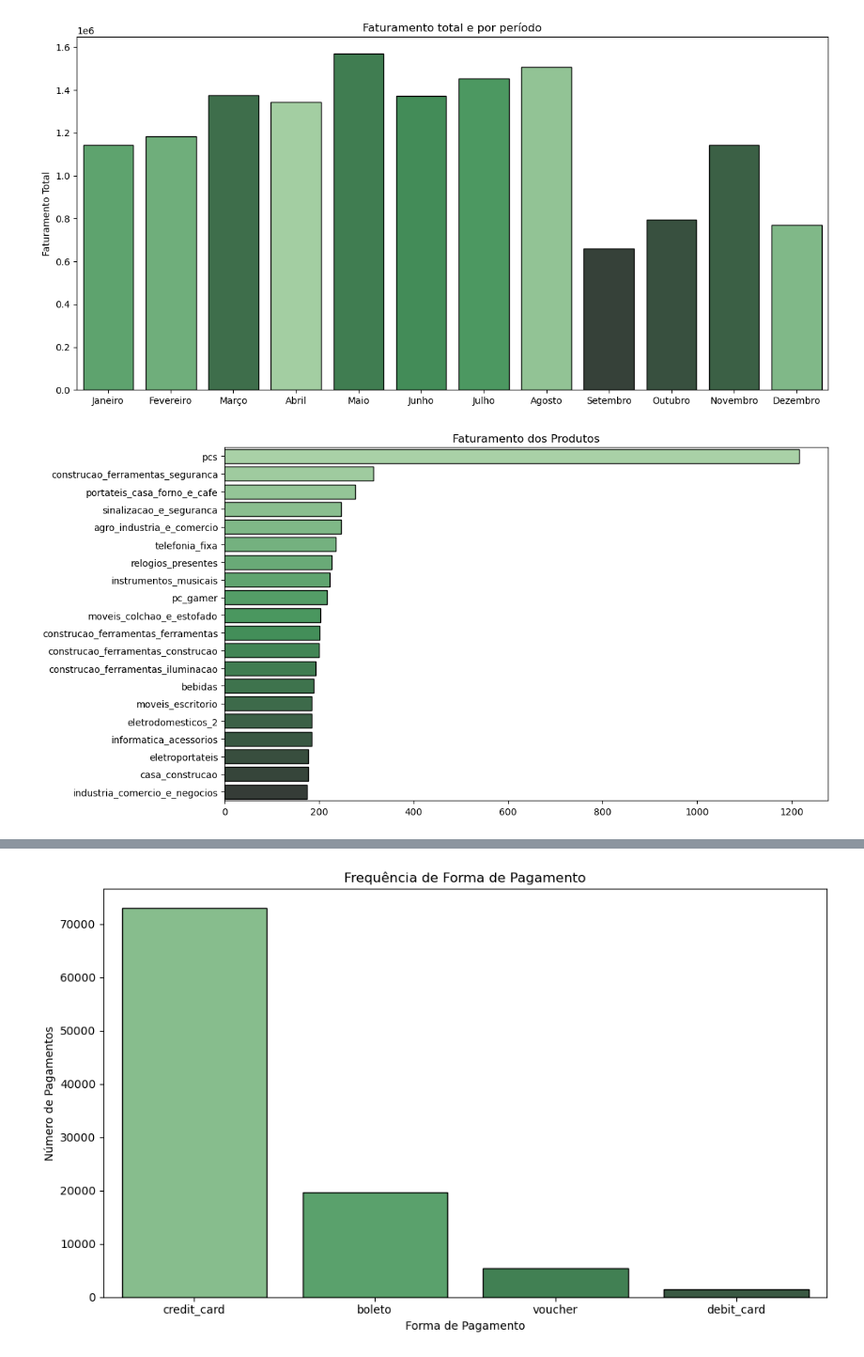
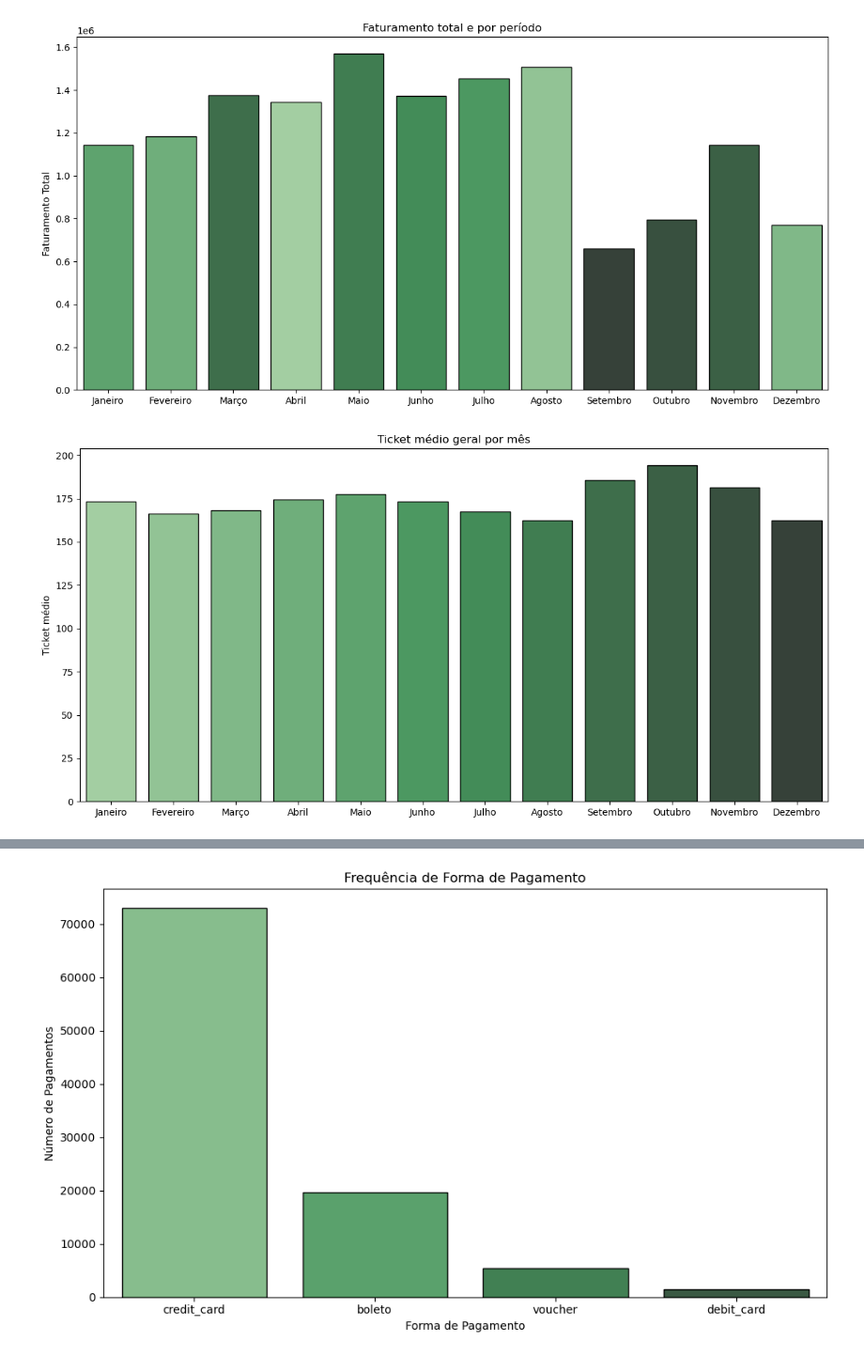
Before and after one commit to LucasArauj99/e-commerce_analytics, a Jupyter notebook: notebooks/03_sales_analysis.ipynb, the cells around one changed output, grey strips where cells are left out. Shown at 94% size. Cells and saved outputs as stored; diff of their text form; code cells hidden in the pictures.

```diff
--- a/notebooks/03_sales_analysis.ipynb
+++ b/notebooks/03_sales_analysis.ipynb
@@ -14,9 +14,16 @@ df.head()
 | 2 | 5adf08e34b2e993982a47070956c5c65 | 1175e95fb47ddff9de6b2b06188f7e0d | 81560 | curitiba | PR | 1ebeea841c590e86a14a0d7a48e7d062 | ... |
 | 3 | 4b7139f34592b3a31687243a302fa75b | 9afe194fb833f79e300e37e580171f22 | 30575 | belo horizonte | MG | 7433cbcc783205509d66a5260da5b574 | ... |
 | 4 | 9fb35e4ed6f0a14a4977cd9aea4042bb | 2a7745e1ed516b289ed9b29c7d0539a5 | 39400 | montes claros | MG | 8428e578bb1cf839ae26a6b7615502b9 | ... |
+# %%
+df['order_purchase_timestamp'] = pd.to_datetime(df['order_purchase_timestamp'])
+df['order_approved_at'] = pd.to_datetime(df['order_approved_at'])
+df['order_delivered_carrier_date'] = pd.to_datetime(df['order_delivered_carrier_date'])
+df['order_delivered_customer_date'] = pd.to_datetime(df['order_delivered_customer_date'])
+df['order_estimated_delivery_date'] = pd.to_datetime(df['order_estimated_delivery_date'])
+df['review_creation_date'] = pd.to_datetime(df['review_creation_date'], format='mixed', errors='coerce')
+df['review_answer_timestamp'] = pd.to_datetime(df['review_answer_timestamp'])
+df['shipping_limit_date'] = pd.to_datetime(df['shipping_limit_date'])
 # %%
-df['purchase_date'] = pd.to_datetime(df['order_purchase_timestamp'])
-
 # Extrai o mês da compra
 df['month'] = df['purchase_date'].dt.month
 month = {
@@ -50,19 +57,17 @@ plt.tight_layout()
 plt.show()
 # %% [output]
 [figure]
-# %%
-#Média de payment_value por pedido (order_id).
-agrupad = df.groupby('product_category_name', as_index=False)['payment_value'].mean()
-plt.figure(figsize=(12, 6))
-top20 = agrupad.sort_values('payment_value', ascending=False).head(20)
-
-sns.barplot(data=top20, y='product_category_name',   # <<-- Agora as categorias no eixo Y
-    x='payment_value',   # <<-- E os valores no eixo X
-    hue='product_category_name', palette="Greens_d", edgecolor='black', legend=False)
-plt.title('Faturamento dos Produtos')
-plt.xlabel('')
-plt.ylabel('')
-plt.tight_layout()
-plt.show()
-# %% [output]
-[figure, removed]
+# %%
+agrupado = df.groupby('month_name').agg({'payment_value': 'sum', 'order_id': 'nunique'})
+agrupado['ticket_medio'] = agrupado['payment_value'] / agrupado['order_id']
+agrupado = agrupado.reset_index().sort_values(by='month_name', key=lambda x: [ordem_meses.index(m) for m in x])
+plt.figure(figsize=(12, 6))
+sns.barplot(data=agrupado, x='month_name', y='ticket_medio', hue='month_name',
+            palette="Greens_d", edgecolor='black', legend=False, order=ordem_meses)
+plt.title('Ticket médio geral por mês')
+plt.xlabel('')
+plt.ylabel('Ticket médio')
+plt.tight_layout()
+plt.show()
+# %% [output]
+[figure, added]
```
Also changed, not shown: parts of 11 cells of this notebook.
